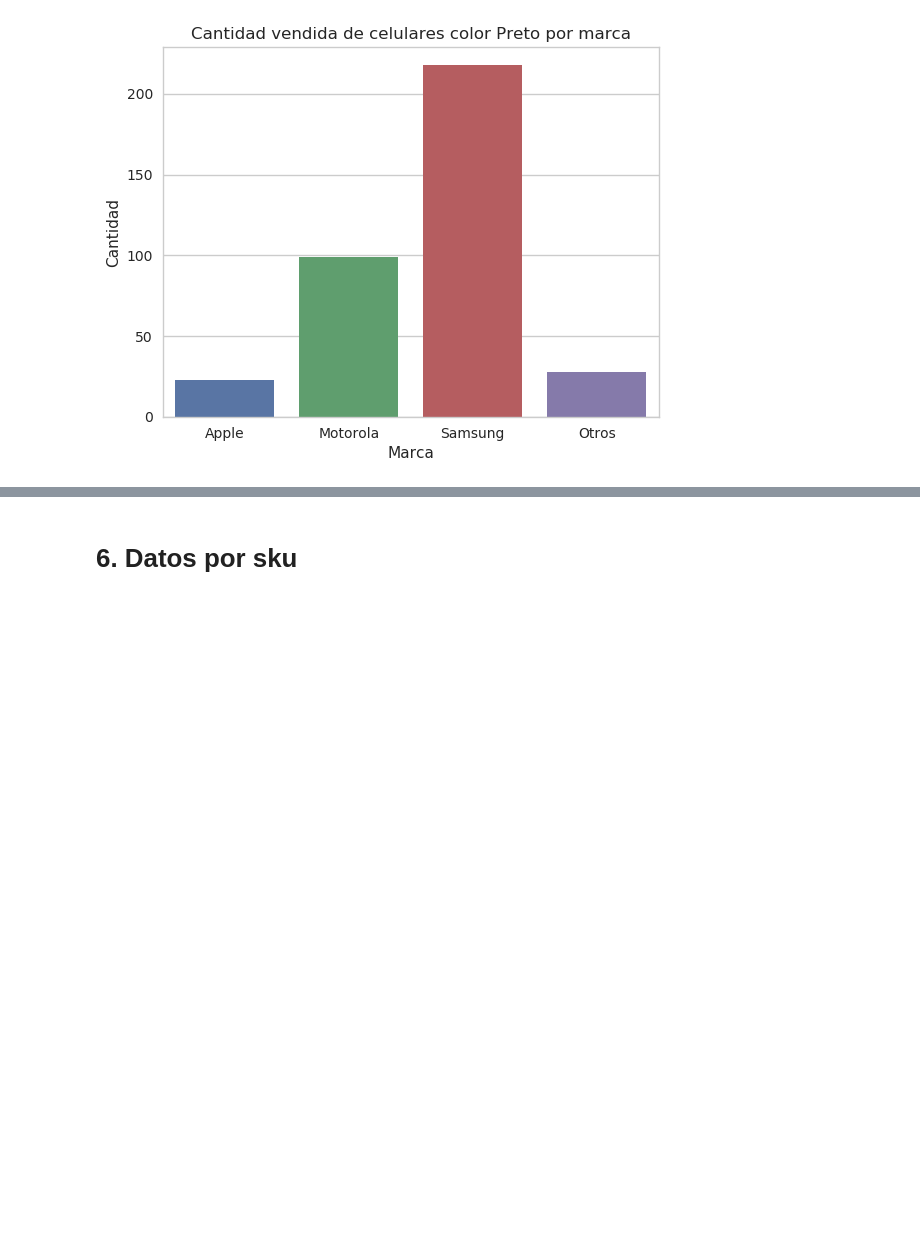
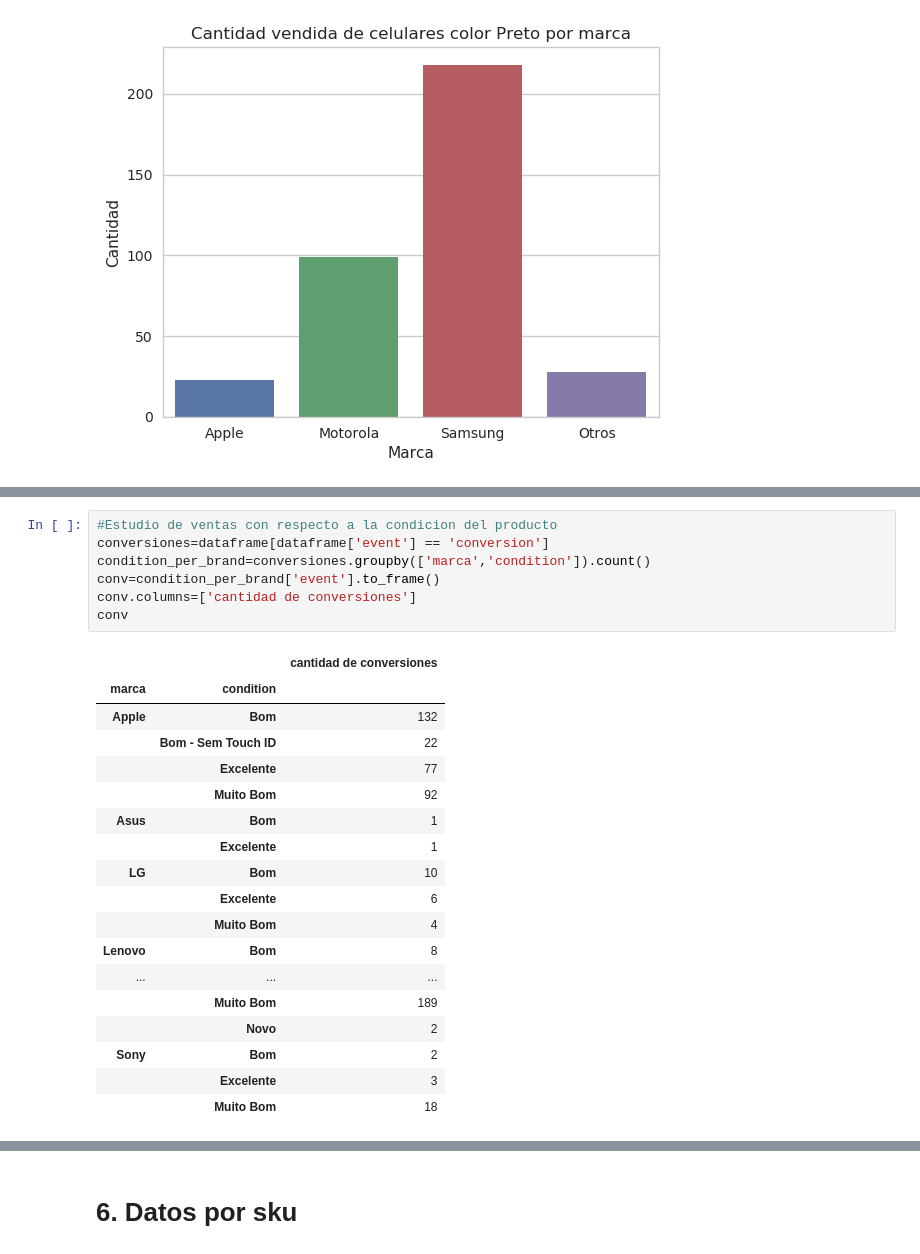
Before and after one commit to EugeniaFranchi/TP-Datos, a Jupyter notebook: TpDatos.ipynb, the cells around one changed output, grey strips where cells are left out. Cells and saved outputs as stored; diff of their text form; blank space fills up the shorter version.

```diff
--- a/TpDatos.ipynb
+++ b/TpDatos.ipynb
@@ -442,3 +443,29 @@ g.set_title('Cantidad de conversiones con respecto a la condicion del producto',
 # %% [output]
 Text(0.5,1,'Cantidad de conversiones con respecto a la condicion del producto')
 [figure]
+# %%
+#Estudio de ventas con respecto a la condicion del producto
+conversiones=dataframe[dataframe['event'] == 'conversion']
+condition_per_brand=conversiones.groupby(['marca','condition']).count()
+conv=condition_per_brand['event'].to_frame()
+conv.columns=['cantidad de conversiones']
+conv
+# %% [output]
+|  |  | cantidad de conversiones |
+| marca | condition |  |
+| Apple | Bom | 132 |
+|  | Bom - Sem Touch ID | 22 |
+|  | Excelente | 77 |
+|  | Muito Bom | 92 |
+| Asus | Bom | 1 |
+|  | Excelente | 1 |
+| LG | Bom | 10 |
+|  | Excelente | 6 |
+|  | Muito Bom | 4 |
+| Lenovo | Bom | 8 |
+| ... | ... | ... |
+|  | Muito Bom | 189 |
+|  | Novo | 2 |
+| Sony | Bom | 2 |
+|  | Excelente | 3 |
+|  | Muito Bom | 18 |
```
Also changed, not shown: parts of 5 cells of this notebook.
